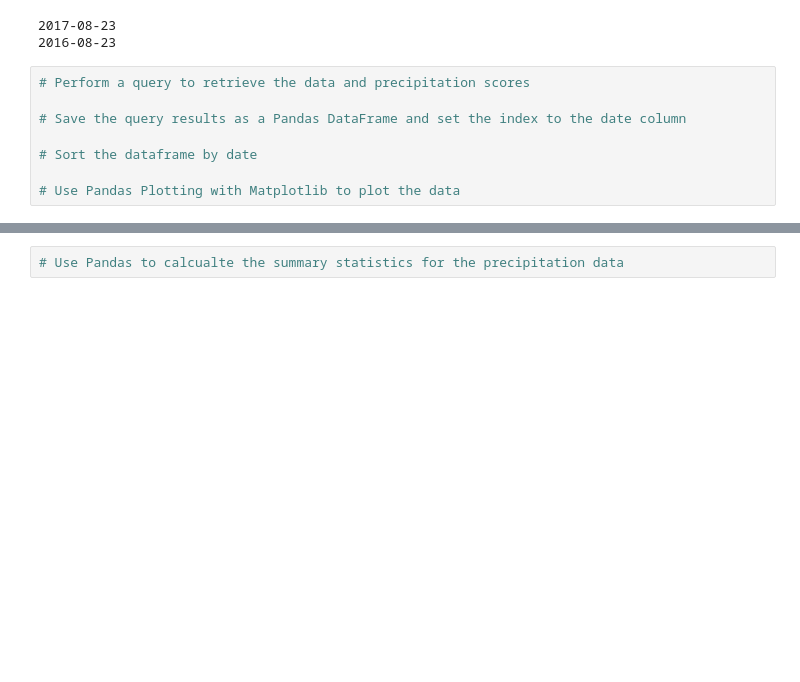
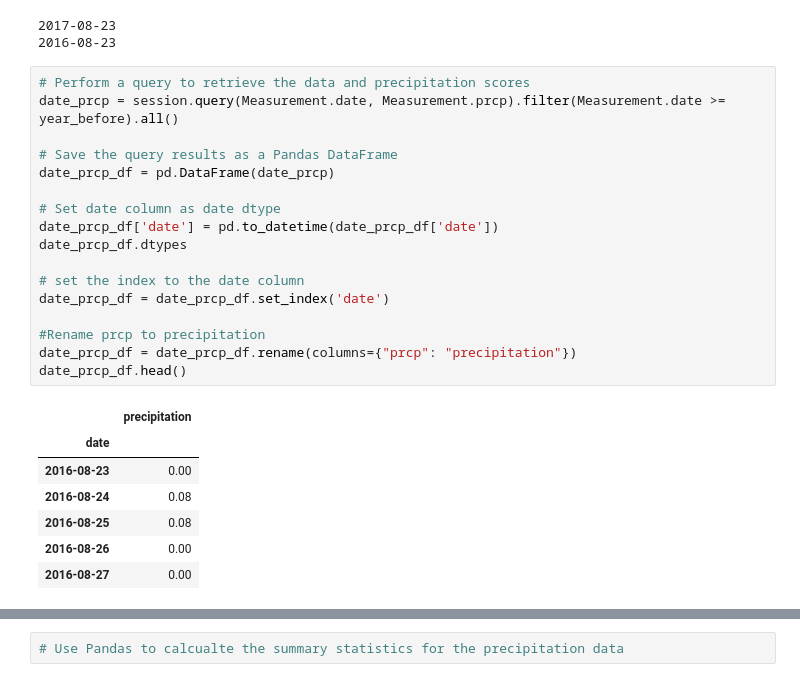
Before and after one commit to improvbutterfly/sqlalchemy-challenge, a Jupyter notebook: climate.ipynb, the cells around one changed output, grey strips where cells are left out. Saved outputs shown, nothing was run; the diff lists cells and outputs as text; blank space fills up the shorter version.

```diff
--- a/climate.ipynb
+++ b/climate.ipynb
@@ -81,9 +81,26 @@ print(year_before)
 2016-08-23
 # %%
 # Perform a query to retrieve the data and precipitation scores
+date_prcp = session.query(Measurement.date, Measurement.prcp).filter(Measurement.date >= year_before).all()
 
-# Save the query results as a Pandas DataFrame and set the index to the date column
+# Save the query results as a Pandas DataFrame
+date_prcp_df = pd.DataFrame(date_prcp)
 
-# Sort the dataframe by date
+# Set date column as date dtype
+date_prcp_df['date'] = pd.to_datetime(date_prcp_df['date'])
+date_prcp_df.dtypes
 
-# Use Pandas Plotting with Matplotlib to plot the data
+# set the index to the date column
+date_prcp_df = date_prcp_df.set_index('date')
+
+#Rename prcp to precipitation
+date_prcp_df = date_prcp_df.rename(columns={"prcp": "precipitation"})
+date_prcp_df.head()
+# %% [output]
+|  | precipitation |
+| date |  |
+| 2016-08-23 | 0.00 |
+| 2016-08-24 | 0.08 |
+| 2016-08-25 | 0.08 |
+| 2016-08-26 | 0.00 |
+| 2016-08-27 | 0.00 |
```
Also changed, not shown: parts of 2 cells of this notebook.
